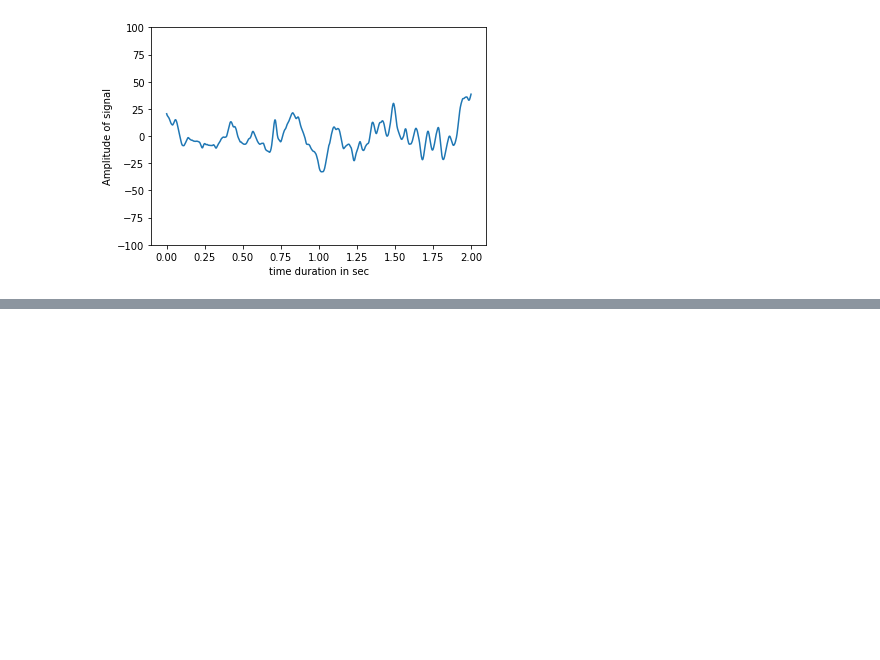
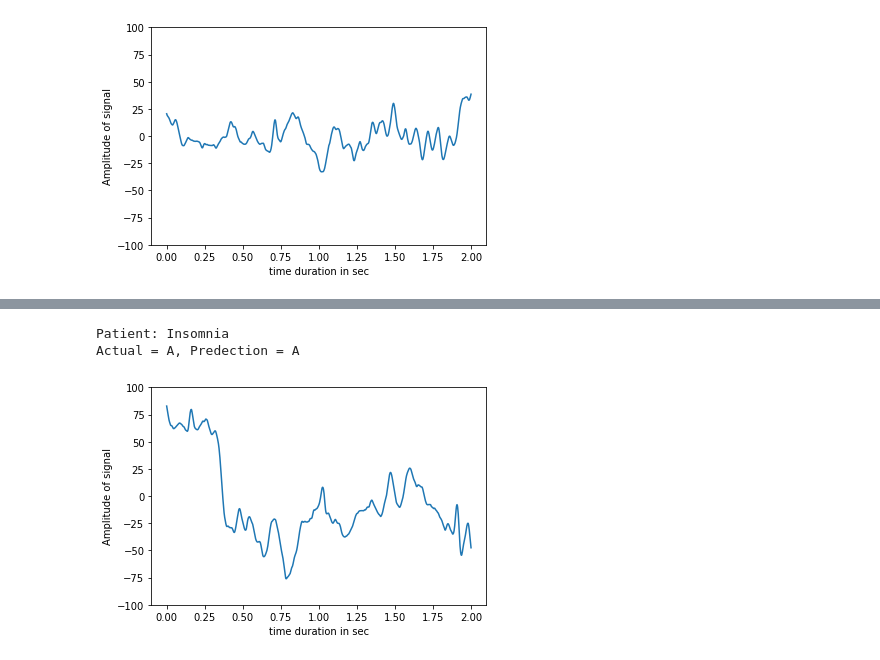
Before and after one commit to Shrutii07/CAP-Phase-Detection, a Jupyter notebook: CAP_phase_detection.ipynb, the cells around one changed output, grey strips where cells are left out. Drawn from its saved outputs; the diff is of its cells as text; code cells hidden in the pictures; blank space fills up the shorter version.

```diff
--- a/CAP_phase_detection.ipynb
+++ b/CAP_phase_detection.ipynb
@@ -446,0 +523,20 @@ Text(0.5, 0, 'False positive rate')
+# %%
+labels=["B", "A"]
+index=4
+#pred = new_model.predict(x_test1)
+real=y_test1
+prediction=0
+if (pred[index]>=0.5): prediction=1
+act=labels[int(real[index])]
+pr=labels[prediction]
+print("Patient:", disease)
+print ("Actual = " + act + ", Predection = " + pr)
+plt.plot(np.arange(1024)/512 ,x_test1[index,:])
+plt.xlabel("time duration in sec")
+plt.ylabel("Amplitude of signal")
+plt.ylim([-100, 100])
+plt.show()
+# %% [output]
+Patient: Insomnia
+Actual = A, Predection = A
+[figure, added]
```
Also changed, not shown: parts of 28 cells of this notebook.
